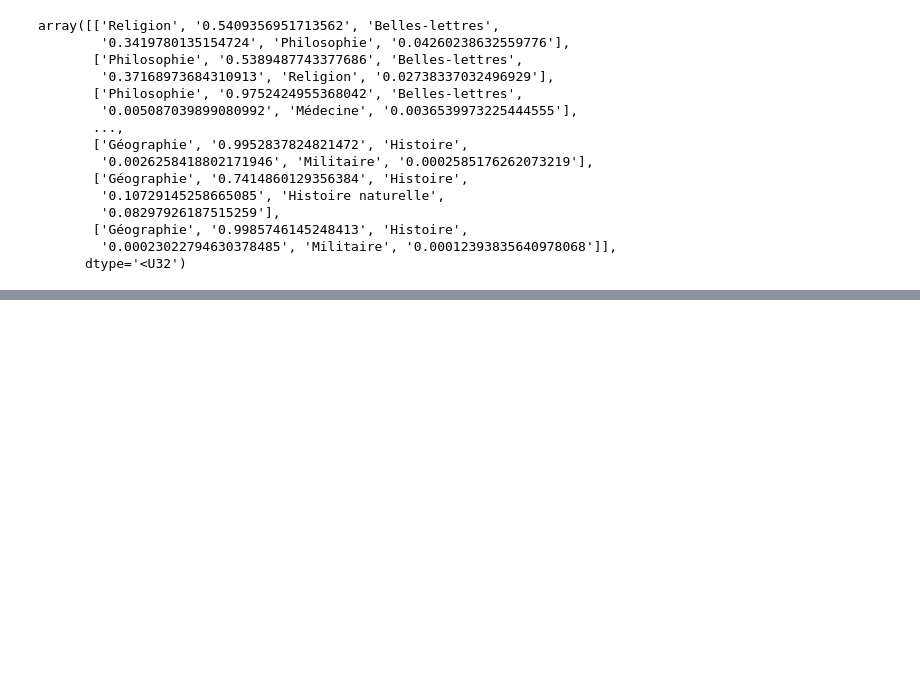
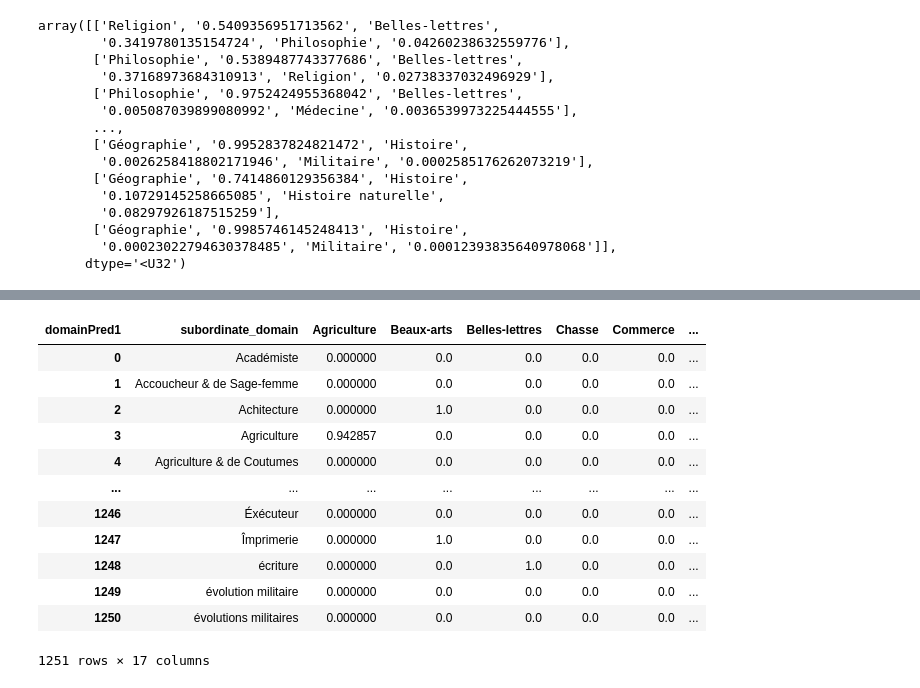
Before and after one commit to ludovicmoncla/trevoux, a Jupyter notebook: 1743_Le_Robert/4.DomainClassification.ipynb, the cells around one changed output, grey strips where cells are left out. Cells and saved outputs as stored; diff of their text form; code cells hidden in the pictures; blank space fills up the shorter version.

```diff
--- a/1743_Le_Robert/4.DomainClassification.ipynb
+++ b/1743_Le_Robert/4.DomainClassification.ipynb
@@ -158,0 +167,5 @@ df.to_csv(os.path.join(path,"Trevoux1743_domPred.tsv"), sep="\t", index=False)
+# %%
+path = os.path.join('..', 'data', '1743_LeRobert')
+df = pd.read_csv(os.path.join(path, "Trevoux1743_domPred.tsv"), sep="\t")
+l = len(df)
+df.head()
@@ -158,0 +239,18 @@ df.to_csv(os.path.join(path,"Trevoux1743_domPred.tsv"), sep="\t", index=False)
+# %%
+data = df.groupby('subordinate_domain')['domainPred1'].value_counts(normalize=True).unstack().fillna(0)
+data = data.reset_index()
+data
+# %% [output]
+| domainPred1 | subordinate_domain | Agriculture | Beaux-arts | Belles-lettres | Chasse | Commerce | ... |
+| 0 | Académiste | 0.000000 | 0.0 | 0.0 | 0.0 | 0.0 | ... |
+| 1 | Accoucheur & de Sage-femme | 0.000000 | 0.0 | 0.0 | 0.0 | 0.0 | ... |
+| 2 | Achitecture | 0.000000 | 1.0 | 0.0 | 0.0 | 0.0 | ... |
+| 3 | Agriculture | 0.942857 | 0.0 | 0.0 | 0.0 | 0.0 | ... |
+| 4 | Agriculture & de Coutumes | 0.000000 | 0.0 | 0.0 | 0.0 | 0.0 | ... |
+| ... | ... | ... | ... | ... | ... | ... | ... |
+| 1246 | Éxécuteur | 0.000000 | 0.0 | 0.0 | 0.0 | 0.0 | ... |
+| 1247 | Împrimerie | 0.000000 | 1.0 | 0.0 | 0.0 | 0.0 | ... |
+| 1248 | écriture | 0.000000 | 0.0 | 1.0 | 0.0 | 0.0 | ... |
+| 1249 | évolution militaire | 0.000000 | 0.0 | 0.0 | 0.0 | 0.0 | ... |
+| 1250 | évolutions militaires | 0.000000 | 0.0 | 0.0 | 0.0 | 0.0 | ... |
+1251 rows × 17 columns
```
Also changed, not shown: parts of 11 cells of this notebook.
